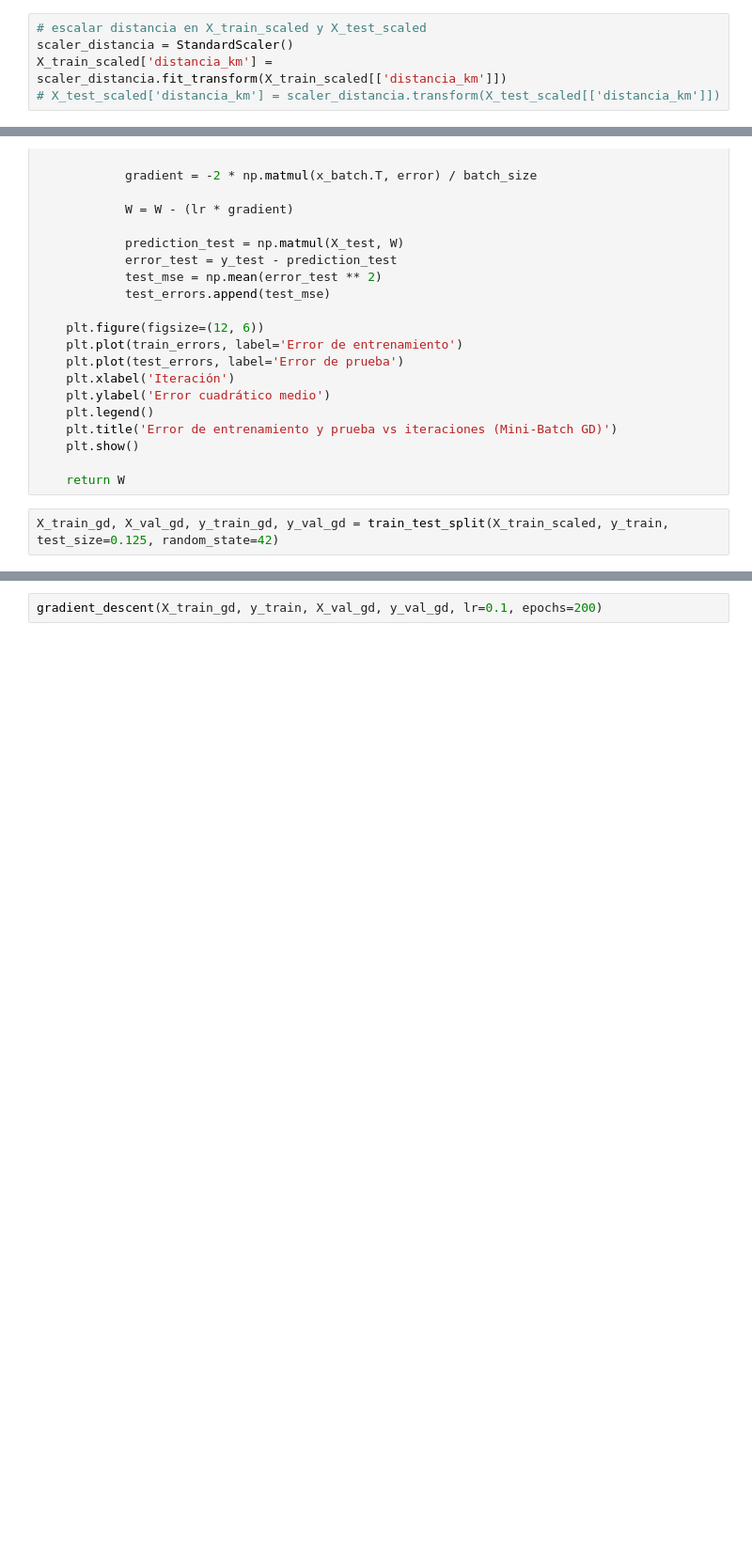
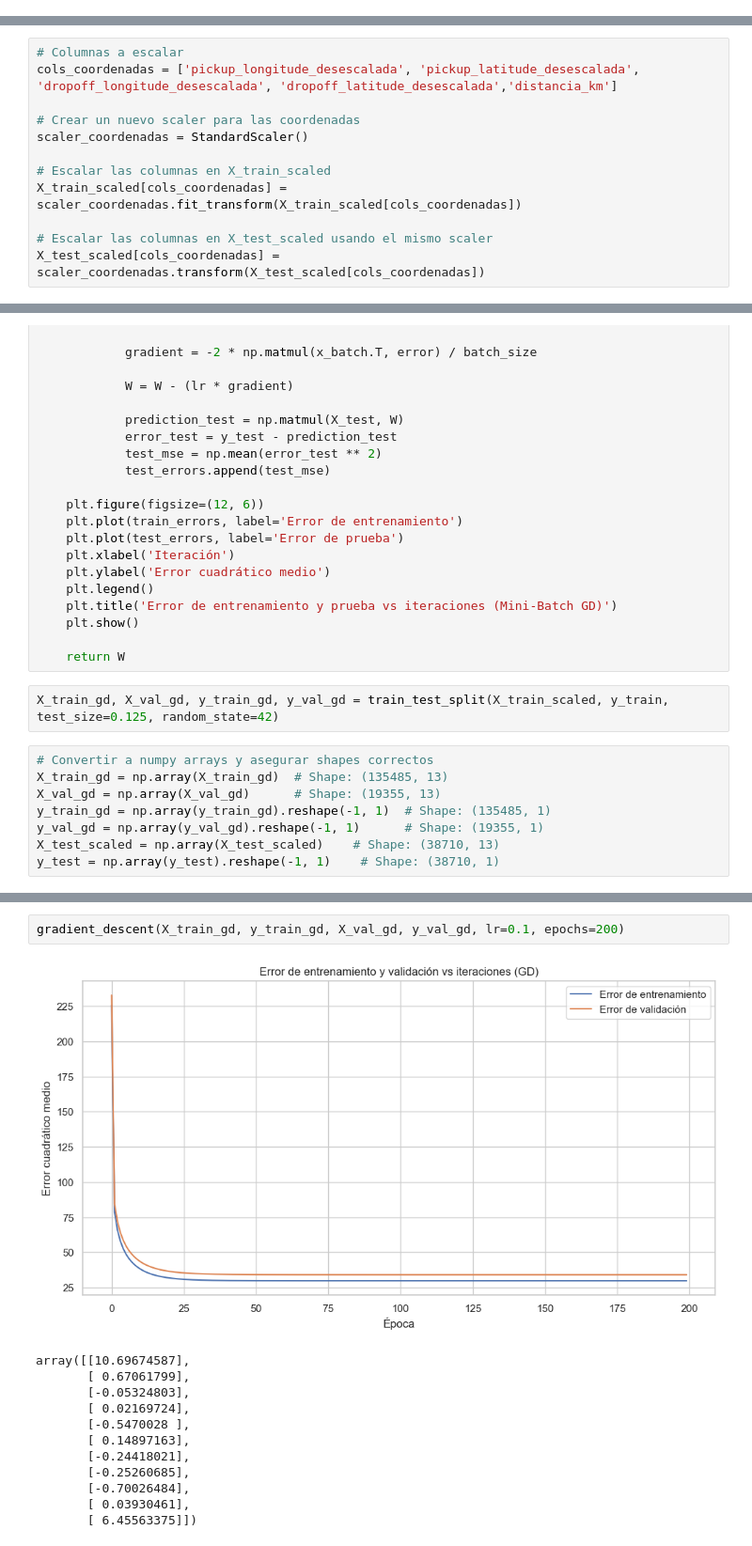
Before and after one commit to FefeTroanes/AA1-TUIA-2025C2-Molina-Romano-Troanes, a Jupyter notebook: TP_Regresion_AA1_2025C1.ipynb, the cells around one changed output, grey strips where cells are left out. Shown at 94% size. Drawn from its saved outputs; the diff is of its cells as text; blank space fills up the shorter version.

```diff
--- a/TP_Regresion_AA1_2025C1.ipynb
+++ b/TP_Regresion_AA1_2025C1.ipynb
@@ -675,5 +663,0 @@ NameError: name 'X_test_scaled' is not defined
-# %%
-# escalar distancia en X_train_scaled y X_test_scaled
-scaler_distancia = StandardScaler()
-X_train_scaled['distancia_km'] = scaler_distancia.fit_transform(X_train_scaled[['distancia_km']])
-# X_test_scaled['distancia_km'] = scaler_distancia.transform(X_test_scaled[['distancia_km']])
@@ -698,0 +664,12 @@ dtype: int64
+# %%
+# Columnas a escalar
+cols_coordenadas = ['pickup_longitude_desescalada', 'pickup_latitude_desescalada', 'dropoff_longitude_desescalada', 'dropoff_latitude_desescalada','distancia_km']
+
+# Crear un nuevo scaler para las coordenadas
+scaler_coordenadas = StandardScaler()
+
+# Escalar las columnas en X_train_scaled
+X_train_scaled[cols_coordenadas] = scaler_coordenadas.fit_transform(X_train_scaled[cols_coordenadas])
+
+# Escalar las columnas en X_test_scaled usando el mismo scaler
+X_test_scaled[cols_coordenadas] = scaler_coordenadas.transform(X_test_scaled[cols_coordenadas])
@@ -950,3 +961,11 @@ def mini_batch_gradient_descent(X_train, y_train, X_test, y_test, lr=0.01, epoch
     return W
 # %%
 X_train_gd, X_val_gd, y_train_gd, y_val_gd = train_test_split(X_train_scaled, y_train, test_size=0.125, random_state=42)
+# %%
+# Convertir a numpy arrays y asegurar shapes correctos
+X_train_gd = np.array(X_train_gd)  # Shape: (135485, 13)
+X_val_gd = np.array(X_val_gd)      # Shape: (19355, 13)
+y_train_gd = np.array(y_train_gd).reshape(-1, 1)  # Shape: (135485, 1)
+y_val_gd = np.array(y_val_gd).reshape(-1, 1)      # Shape: (19355, 1)
+X_test_scaled = np.array(X_test_scaled)    # Shape: (38710, 13)
+y_test = np.array(y_test).reshape(-1, 1)    # Shape: (38710, 1)
@@ -953,3 +985,16 @@ X_train_gd, X_val_gd, y_train_gd, y_val_gd = train_test_split(X_train_scaled, y_
 # %%
-gradient_descent(X_train_gd, y_train, X_val_gd, y_val_gd, lr=0.1, epochs=200)
+gradient_descent(X_train_gd, y_train_gd, X_val_gd, y_val_gd, lr=0.1, epochs=200)
+# %% [output]
+[figure, added]
+array([[10.69674587],
+       [ 0.67061799],
+       [-0.05324803],
+       [ 0.02169724],
+       [-0.5470028 ],
+       [ 0.14897163],
+       [-0.24418021],
+       [-0.25260685],
+       [-0.70026484],
+       [ 0.03930461],
+       [ 6.45563375]])
 # %%
```
Also changed, not shown: parts of 69 cells of this notebook.
